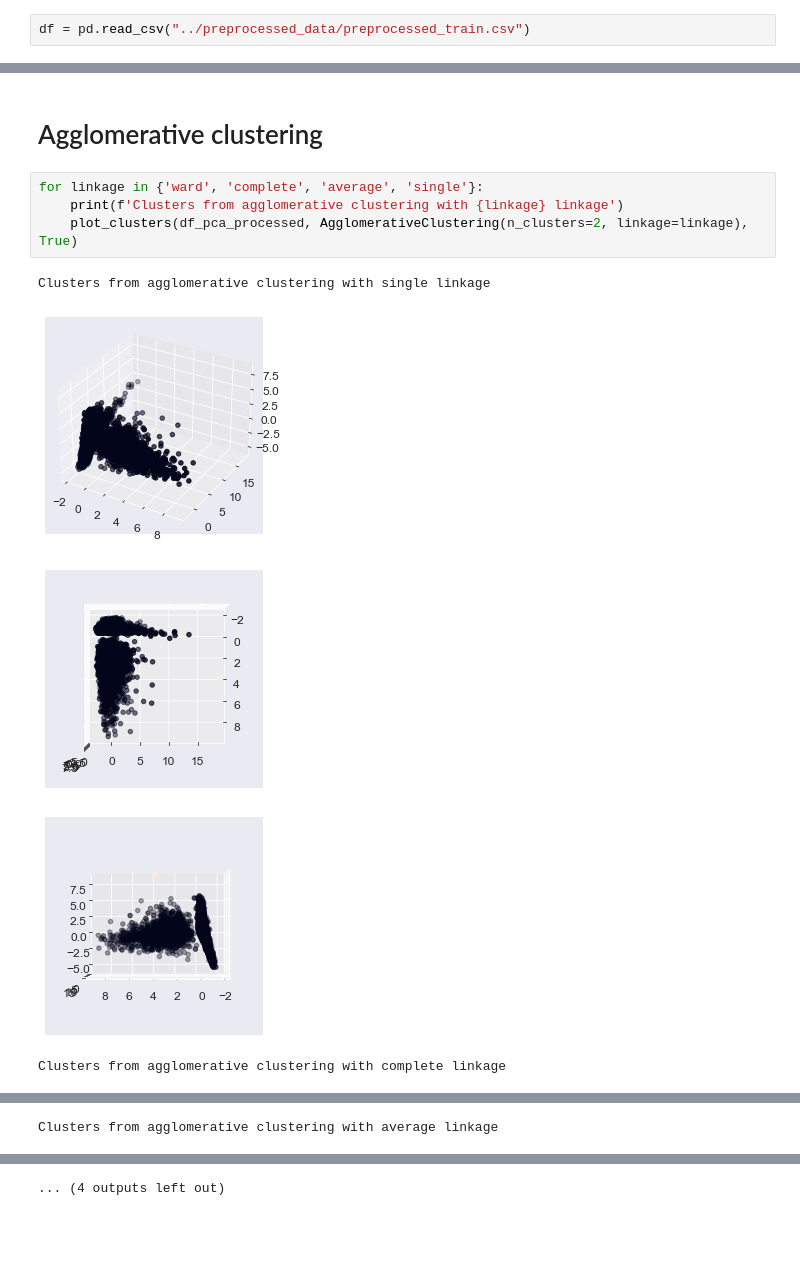
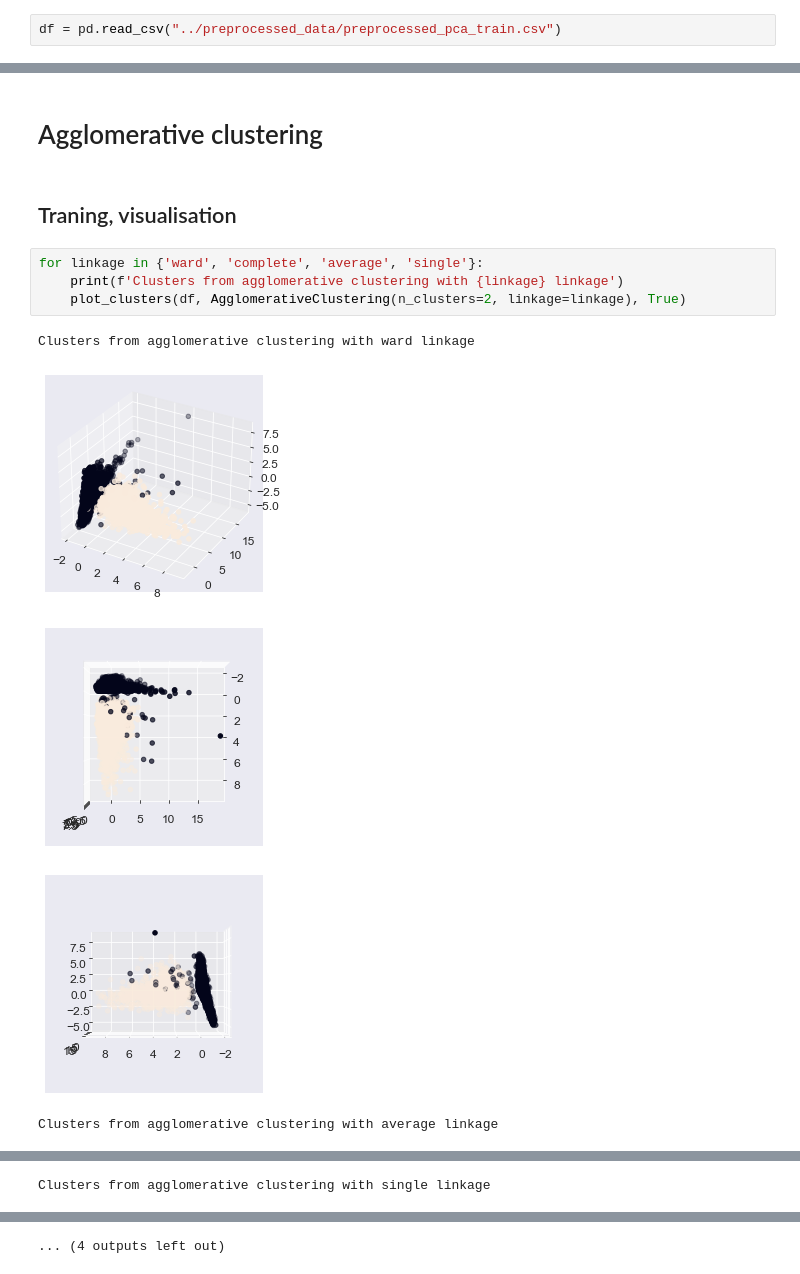
Before and after one commit to MajshiJD/ML_proj2, a Jupyter notebook: models/Agglomerative_clustering.ipynb, the cells around one changed output, grey strips where cells are left out. Saved outputs shown, nothing was run; the diff lists cells and outputs as text; blank space fills up the shorter version.

```diff
--- a/models/Agglomerative_clustering.ipynb
+++ b/models/Agglomerative_clustering.ipynb
@@ -21,2 +105,2 @@ mpl.rc('ytick', labelsize=12)
 # %%
-df = pd.read_csv("../preprocessed_data/preprocessed_train.csv")
+df = pd.read_csv("../preprocessed_data/preprocessed_pca_train.csv")
@@ -153,12 +107,14 @@ def plot_clusters(X, model, fit_predict):
 # %% [markdown]
 # Agglomerative clustering
+# %% [markdown]
+## Traning, visualisation
 # %%
 for linkage in {'ward', 'complete', 'average', 'single'}:
     print(f'Clusters from agglomerative clustering with {linkage} linkage')
-    plot_clusters(df_pca_processed, AgglomerativeClustering(n_clusters=2, linkage=linkage), True)
+    plot_clusters(df, AgglomerativeClustering(n_clusters=2, linkage=linkage), True)
 # %% [output]
-Clusters from agglomerative clustering with single linkage
+Clusters from agglomerative clustering with ward linkage
-[figure, old version]
+[figure, new version]
-[figure, old version]
+[figure, new version]
-[figure, old version]
+[figure, new version]
-Clusters from agglomerative clustering with complete linkage
+Clusters from agglomerative clustering with average linkage
@@ -168,4 +124,4 @@ Clusters from agglomerative clustering with complete linkage
-Clusters from agglomerative clustering with average linkage
+Clusters from agglomerative clustering with single linkage
 [figure]
 [figure]
 [figure]
```
Also changed, not shown: parts of 23 cells of this notebook, 12 other files.
